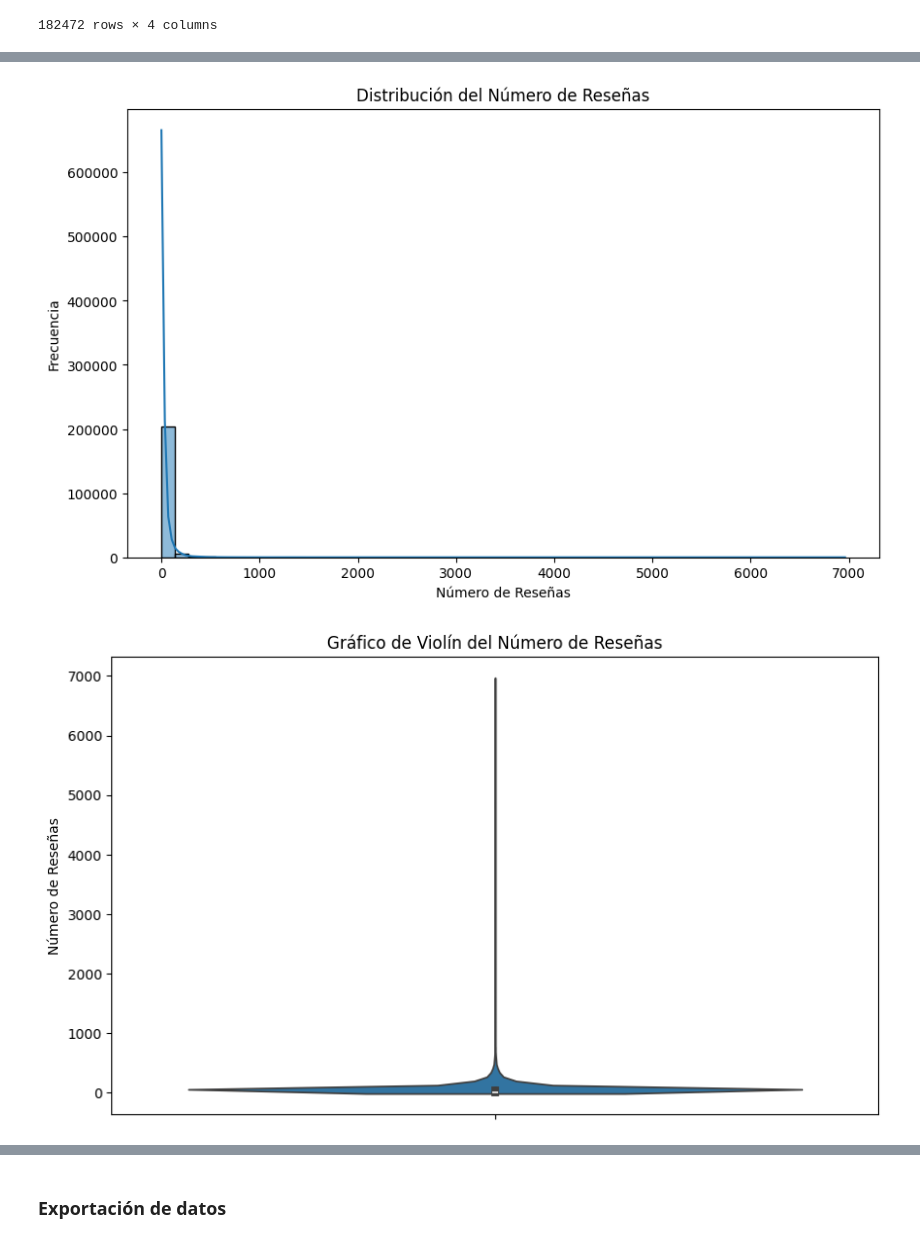
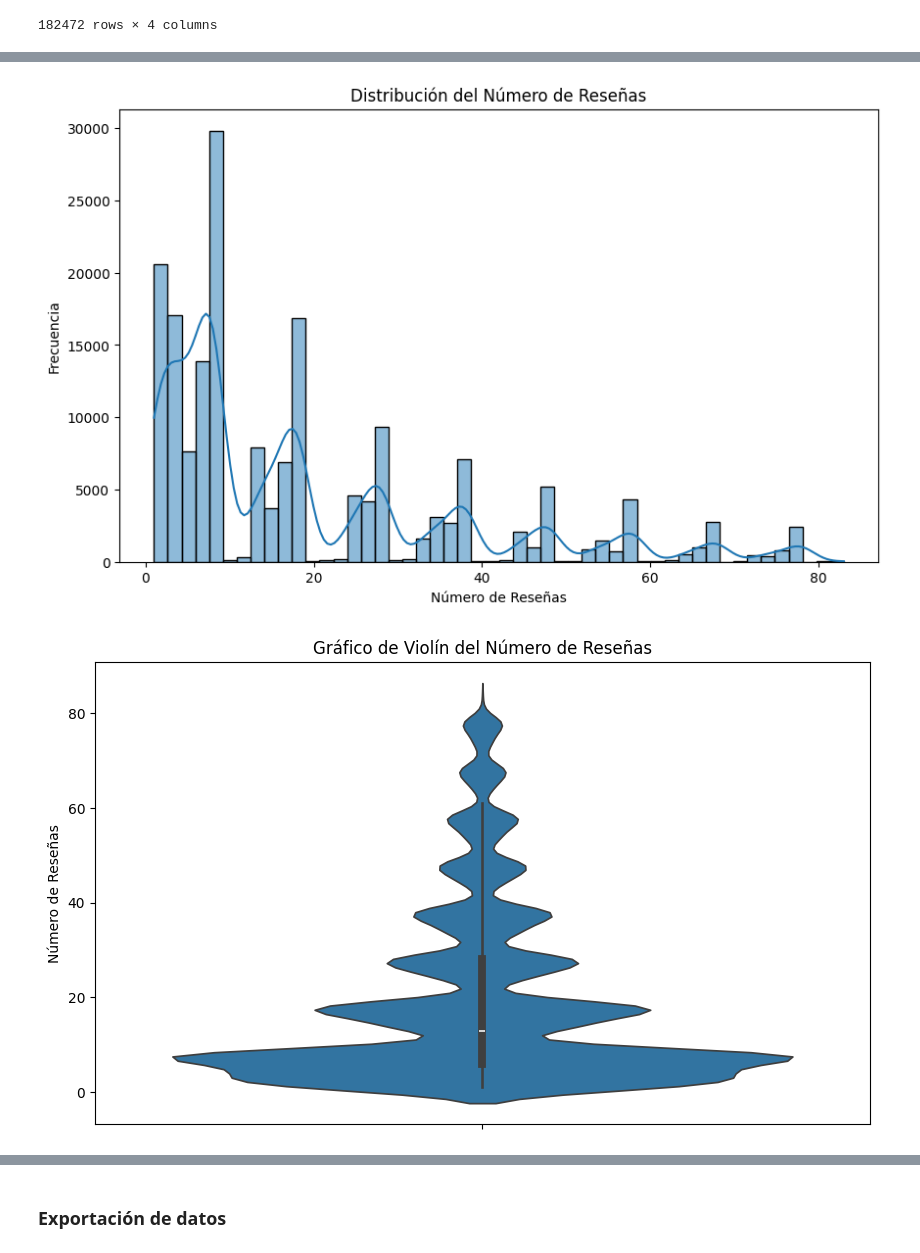
Before and after one commit to bautiarmanicode/HENRY-PROYECTO-FINAL, a Jupyter notebook: 1_Jupyter_Notebooks/2.1 EDA_Google.ipynb, the cells around one changed output, grey strips where cells are left out. Cells and saved outputs as stored; diff of their text form; code cells hidden in the pictures.

```diff
--- a/1_Jupyter_Notebooks/2.1 EDA_Google.ipynb
+++ b/1_Jupyter_Notebooks/2.1 EDA_Google.ipynb
@@ -339,0 +341,12 @@ df_metadata_num_fil
+# %%
+# FILTRADO 1
+filtro_1 = (df_metadata.avg_rating >= min_meta_rating)&(df_metadata.avg_rating <= max_meta_rating)
+df_metadata_fil = df_metadata[filtro_1]
+
+# FILTRADO 2
+filtro_2 = (df_metadata_fil.num_of_reviews >= min_meta_review)&(df_metadata_fil.num_of_reviews <= max_meta_review)
+df_metadata_fil = df_metadata_fil[filtro_2]
+
+# FILTRADO 3
+filtro_3 = (df_review.rating >= min_review_rating)&(df_review.rating <= max_review_rating)
+df_review_fil = df_review[filtro_3]
@@ -364,17 +449,17 @@ plt.show()
 # %%
 plt.figure(figsize=(10, 6))
-sns.histplot(df_metadata_num['num_of_reviews'], bins=50, kde=True)
+sns.histplot(df_metadata_fil['num_of_reviews'], bins=50, kde=True)
 plt.xlabel('Número de Reseñas')
 plt.ylabel('Frecuencia')
 plt.title('Distribución del Número de Reseñas')
 plt.show()
 # %% [output]
-[figure, old version]
+[figure, new version]
 # %%
 plt.figure(figsize=(10, 6))
-sns.violinplot(y=df_metadata_num['num_of_reviews'])
+sns.violinplot(y=df_metadata_fil['num_of_reviews'])
 plt.title('Gráfico de Violín del Número de Reseñas')
 plt.ylabel('Número de Reseñas')
 plt.show()
 # %% [output]
-[figure, old version]
+[figure, new version]
```
Also changed, not shown: parts of 32 cells of this notebook, 3 other files.
